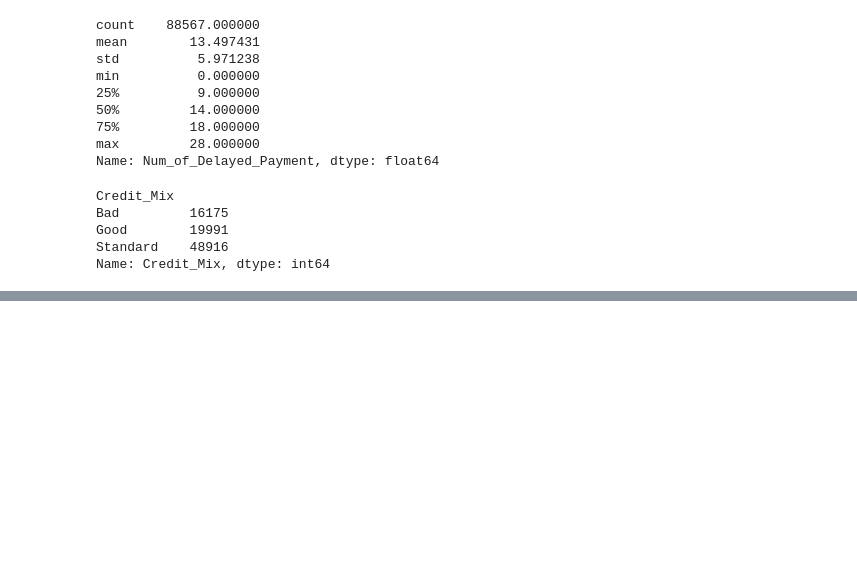
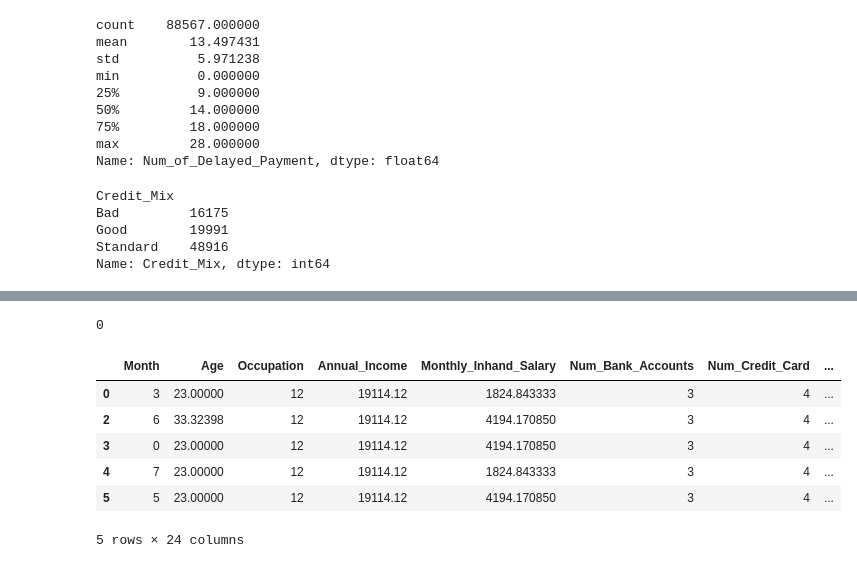
Before and after one commit to UEPP40/PUM, a Jupyter notebook: PUM_Czyszczenie_danych.ipynb, the cells around one changed output, grey strips where cells are left out. Drawn from its saved outputs; the diff is of its cells as text; code cells hidden in the pictures; blank space fills up the shorter version.

```diff
--- a/PUM_Czyszczenie_danych.ipynb
+++ b/PUM_Czyszczenie_danych.ipynb
@@ -203,0 +213,6 @@ Name: Credit_Mix, dtype: int64
+# %%
+df["Credit_History_Age"].unique()
+df["Credit_History_Age"].isna().sum()
+df.groupby(df["Credit_History_Age"])["Credit_History_Age"].count().sort_values(ascending = False)
+mode_Credit_History_Age = df["Credit_History_Age"].mode().values[0]
+df.loc[df["Credit_History_Age"].isna(), "Credit_History_Age"] = mode_Credit_History_Age
@@ -203,0 +233,11 @@ Name: Credit_Mix, dtype: int64
+# %%
+df["Amount_invested_monthly"].describe()
+df["Amount_invested_monthly"].isna().sum()
+df.loc[df["Amount_invested_monthly"].isna(), "Amount_invested_monthly"] = df["Amount_invested_monthly"].median()
+# %%
+df["Payment_Behaviour"].unique()
+df["Payment_Behaviour"].isna().sum()
+df.groupby(df["Payment_Behaviour"])["Payment_Behaviour"].count().sort_values(ascending = False)
+mode_Payment_Behaviour = df["Payment_Behaviour"].mode().values[0]
+df.loc[df["Payment_Behaviour"] == "!@9#%8", "Payment_Behaviour"] = mode_Payment_Behaviour
+df.groupby(df["Payment_Behaviour"])["Payment_Behaviour"].count().sort_values(ascending = False)
@@ -203,0 +253,25 @@ Name: Credit_Mix, dtype: int64
+# %%
+df["Monthly_Balance"].describe()
+df.loc[df["Monthly_Balance"] <0 ,"Monthly_Balance"].count()
+df.drop(df[df["Monthly_Balance"] < 0 ].index, inplace = True)
+df["Monthly_Balance"].describe()
+df["Monthly_Balance"].isna().sum()
+df.loc[df["Monthly_Balance"].isna(), "Monthly_Balance"] = df["Monthly_Balance"].median()
+# %%
+df["Credit_Score"].unique()
+df["Credit_Score"].isna().sum()
+# %% [output]
+0
+# %%
+le = LabelEncoder()
+cols = ["Month", "Occupation", "Type_of_Loan", "Credit_Mix", "Payment_of_Min_Amount", "Payment_Behaviour", "Credit_Score"]
+df[cols] = df[cols].apply(LabelEncoder().fit_transform)
+df.head()
+# %% [output]
+|  | Month | Age | Occupation | Annual_Income | Monthly_Inhand_Salary | Num_Bank_Accounts | Num_Credit_Card | ... |
+| 0 | 3 | 23.00000 | 12 | 19114.12 | 1824.843333 | 3 | 4 | ... |
+| 2 | 6 | 33.32398 | 12 | 19114.12 | 4194.170850 | 3 | 4 | ... |
+| 3 | 0 | 23.00000 | 12 | 19114.12 | 4194.170850 | 3 | 4 | ... |
+| 4 | 7 | 23.00000 | 12 | 19114.12 | 1824.843333 | 3 | 4 | ... |
+| 5 | 5 | 23.00000 | 12 | 19114.12 | 4194.170850 | 3 | 4 | ... |
+5 rows × 24 columns
```
Also changed, not shown: parts of 8 cells of this notebook.
